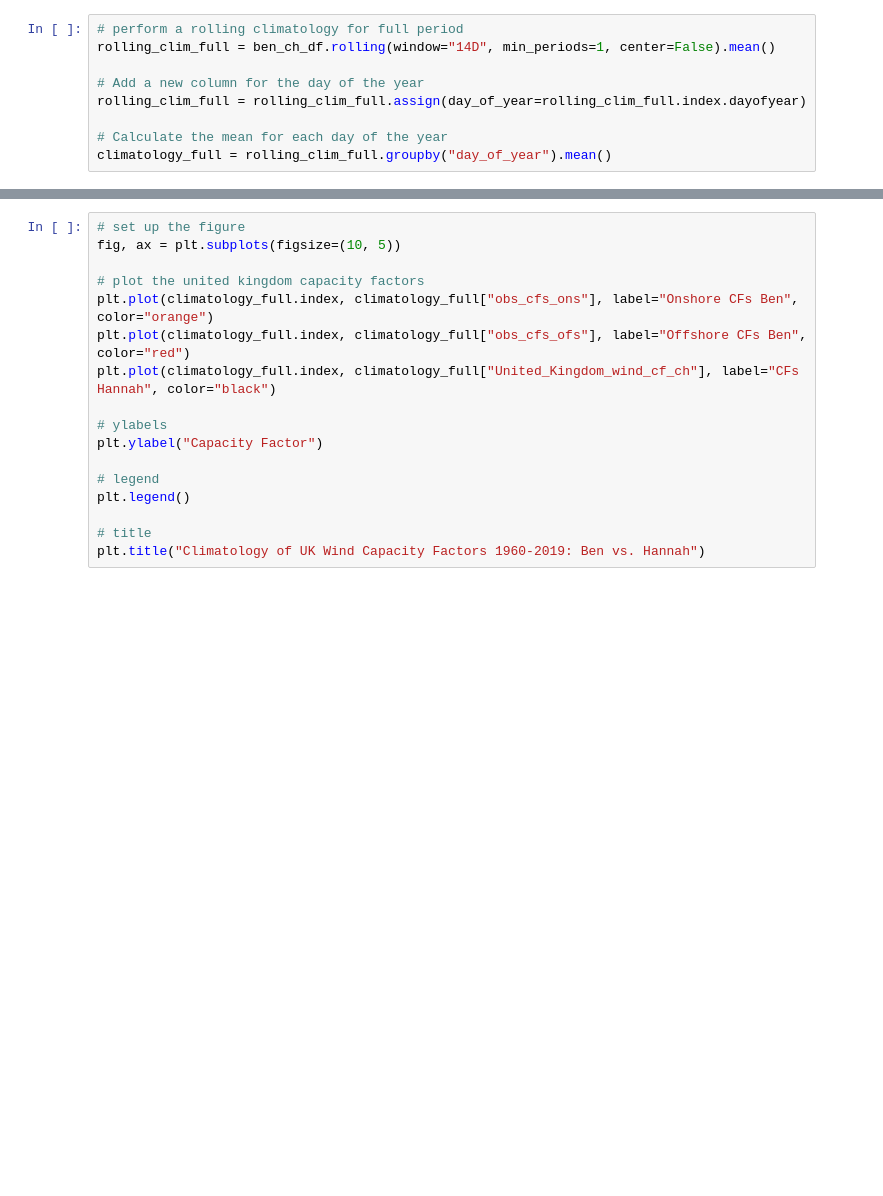
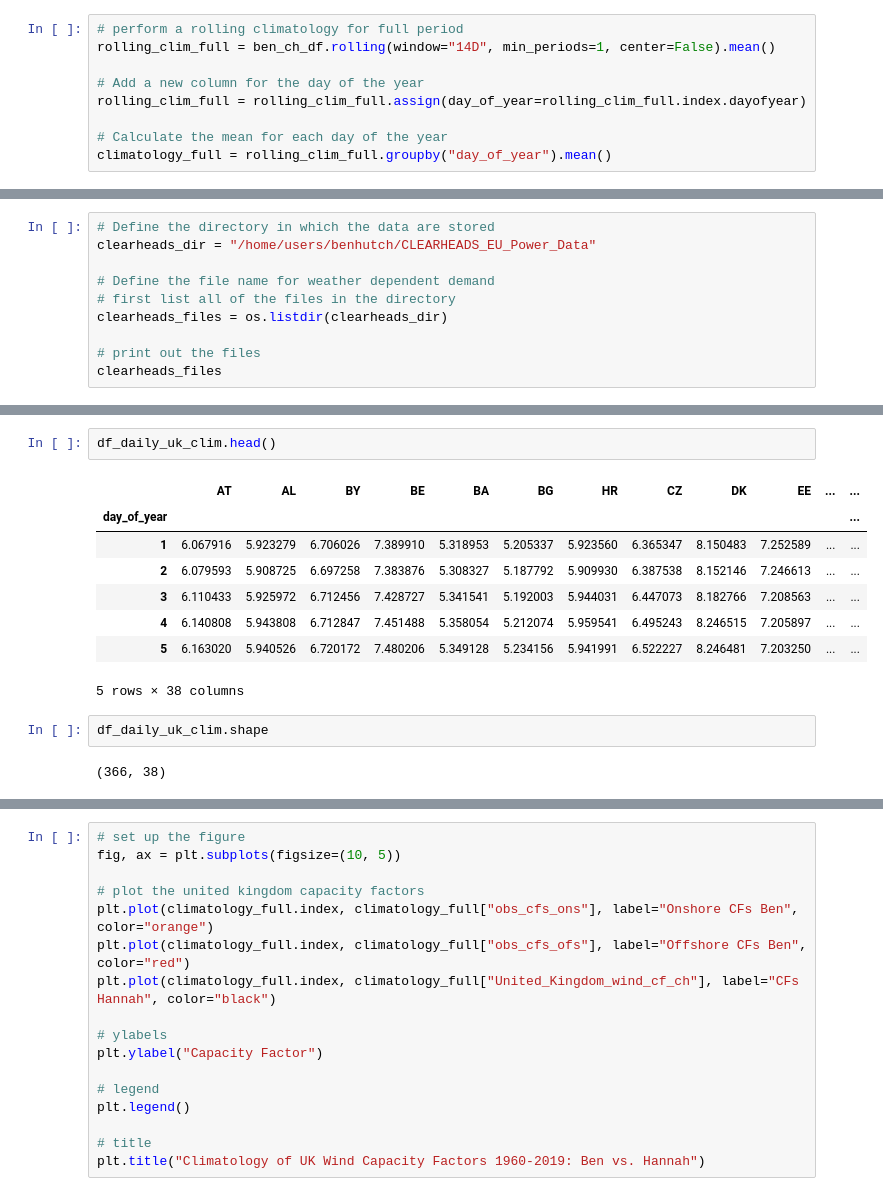
Before and after one commit to benhutchmet/unseen_multi_year, a Jupyter notebook: obs_wind_demand.ipynb, the cells around one changed output, grey strips where cells are left out. Saved outputs shown, nothing was run; the diff lists cells and outputs as text; blank space fills up the shorter version.

```diff
--- a/obs_wind_demand.ipynb
+++ b/obs_wind_demand.ipynb
@@ -240,0 +248,10 @@ climatology_full = rolling_clim_full.groupby("day_of_year").mean()
+# %%
+# Define the directory in which the data are stored
+clearheads_dir = "/home/users/benhutch/CLEARHEADS_EU_Power_Data"
+
+# Define the file name for weather dependent demand
+# first list all of the files in the directory
+clearheads_files = os.listdir(clearheads_dir)
+
+# print out the files
+clearheads_files
@@ -259,0 +387,15 @@ Text(0.5, 1.0, 'Climatology of UK Demand 1960-2019: Ben vs. Hannah')
+# %%
+df_daily_uk_clim.head()
+# %% [output]
+|  | AT | AL | BY | BE | BA | BG | HR | CZ | DK | EE | ... | ... |
+| day_of_year |  |  |  |  |  |  |  |  |  |  |  | ... |
+| 1 | 6.067916 | 5.923279 | 6.706026 | 7.389910 | 5.318953 | 5.205337 | 5.923560 | 6.365347 | 8.150483 | 7.252589 | ... | ... |
+| 2 | 6.079593 | 5.908725 | 6.697258 | 7.383876 | 5.308327 | 5.187792 | 5.909930 | 6.387538 | 8.152146 | 7.246613 | ... | ... |
+| 3 | 6.110433 | 5.925972 | 6.712456 | 7.428727 | 5.341541 | 5.192003 | 5.944031 | 6.447073 | 8.182766 | 7.208563 | ... | ... |
+| 4 | 6.140808 | 5.943808 | 6.712847 | 7.451488 | 5.358054 | 5.212074 | 5.959541 | 6.495243 | 8.246515 | 7.205897 | ... | ... |
+| 5 | 6.163020 | 5.940526 | 6.720172 | 7.480206 | 5.349128 | 5.234156 | 5.941991 | 6.522227 | 8.246481 | 7.203250 | ... | ... |
+5 rows × 38 columns
+# %%
+df_daily_uk_clim.shape
+# %% [output]
+(366, 38)
```
Also changed, not shown: parts of 14 cells of this notebook, 1 other file.
